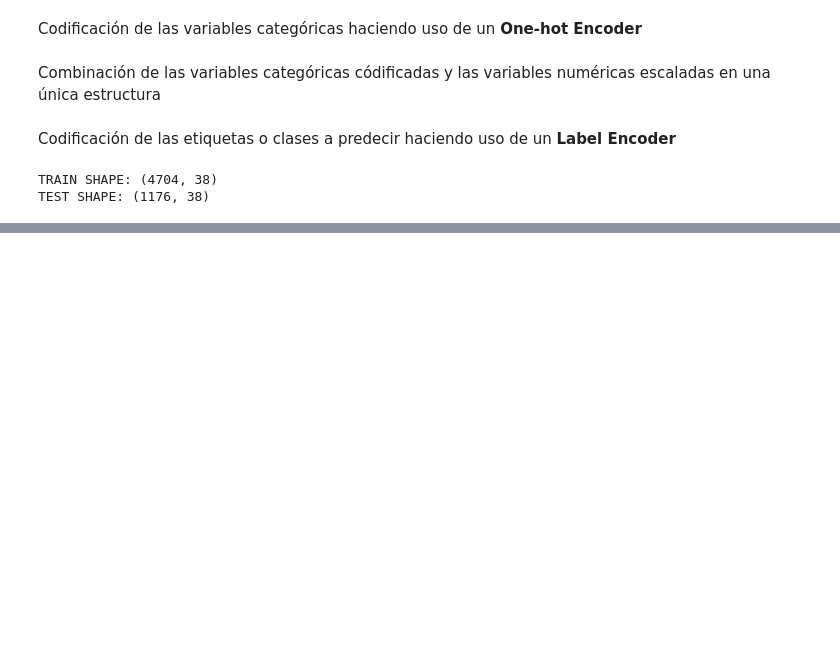
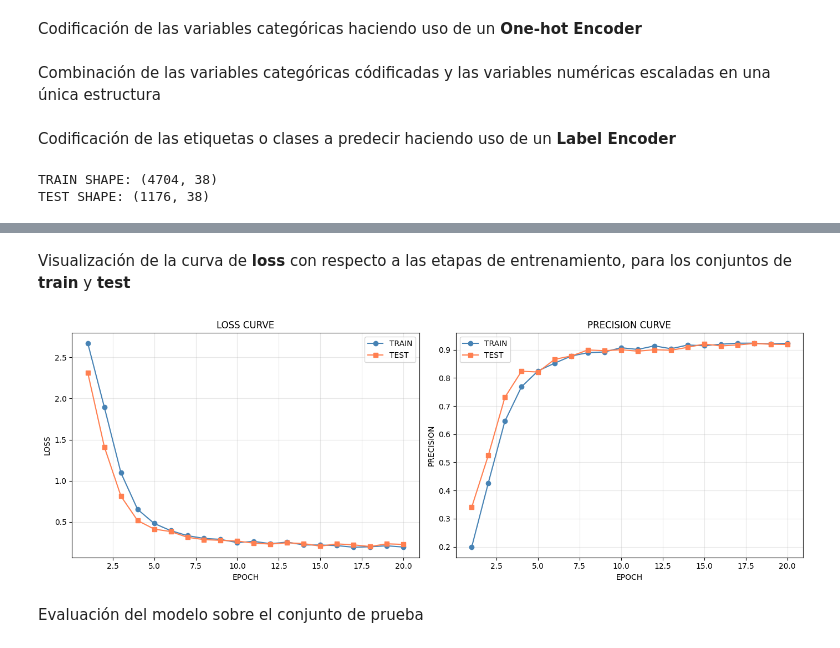
Before and after one commit to ISIS-4219-Assignments/Assignment-7, a Jupyter notebook: src/laboratorio_7_actividad.ipynb, the cells around one changed output, grey strips where cells are left out. Drawn from its saved outputs; the diff is of its cells as text; code cells hidden in the pictures; blank space fills up the shorter version.

```diff
--- a/src/laboratorio_7_actividad.ipynb
+++ b/src/laboratorio_7_actividad.ipynb
@@ -306,0 +476,23 @@ TEST SHAPE: (1176, 38)
+# %%
+epochs = 20
+
+train_losses = []
+test_losses = []
+train_accuracies = []
+test_accuracies = []
+# %%
+for epoch in range(epochs):
+    train_loss, train_acc = train_epoch(model, train_loader, criterion, optimizer)
+    test_loss, test_acc = evaluate(model, test_loader, criterion)
+
+    train_losses.append(train_loss)
+    test_losses.append(test_loss)
+    train_accuracies.append(train_acc)
+    test_accuracies.append(test_acc)
+
+    print(f"EPOCH {epoch+1:2d}/{epochs} | "
+          f"LOSS TRAIN: {train_loss:.4f} | PRECISION TRAIN: {train_acc:.4f} | "
+          f"LOSS TEST: {test_loss:.4f} | PRECISION TEST: {test_acc:.4f}")
+
+print("=" * 60)
+print(f"FINAL PRECISION IN TEST: {test_accuracies[-1]*100:.2f}%")
@@ -306,0 +517,27 @@ TEST SHAPE: (1176, 38)
+# %% [markdown]
+Visualización de la curva de **loss** con respecto a las etapas de entrenamiento, para los conjuntos de **train** y **test**
+# %%
+fig, (ax1, ax2) = plt.subplots(1, 2, figsize = (14, 5))
+
+ax1.plot(range(1, epochs + 1), train_losses, marker = "o", label="TRAIN", color = "steelblue")
+ax1.plot(range(1, epochs + 1), test_losses, marker = "s", label = "TEST", color = "coral")
+ax1.set_xlabel("EPOCH")
+ax1.set_ylabel("LOSS")
+ax1.set_title("LOSS CURVE")
+ax1.legend()
+ax1.grid(True, alpha = 0.3)
+
+ax2.plot(range(1, epochs + 1), train_accuracies, marker = "o", label = "TRAIN", color = "steelblue")
+ax2.plot(range(1, epochs + 1), test_accuracies, marker = "s", label = "TEST", color = "coral")
+ax2.set_xlabel("EPOCH")
+ax2.set_ylabel("PRECISION")
+ax2.set_title("PRECISION CURVE")
+ax2.legend()
+ax2.grid(True, alpha = 0.3)
+
+plt.tight_layout()
+plt.show()
+# %% [output]
+[figure, added]
+# %% [markdown]
+Evaluación del modelo sobre el conjunto de prueba
```
Also changed, not shown: parts of 25 cells of this notebook.
